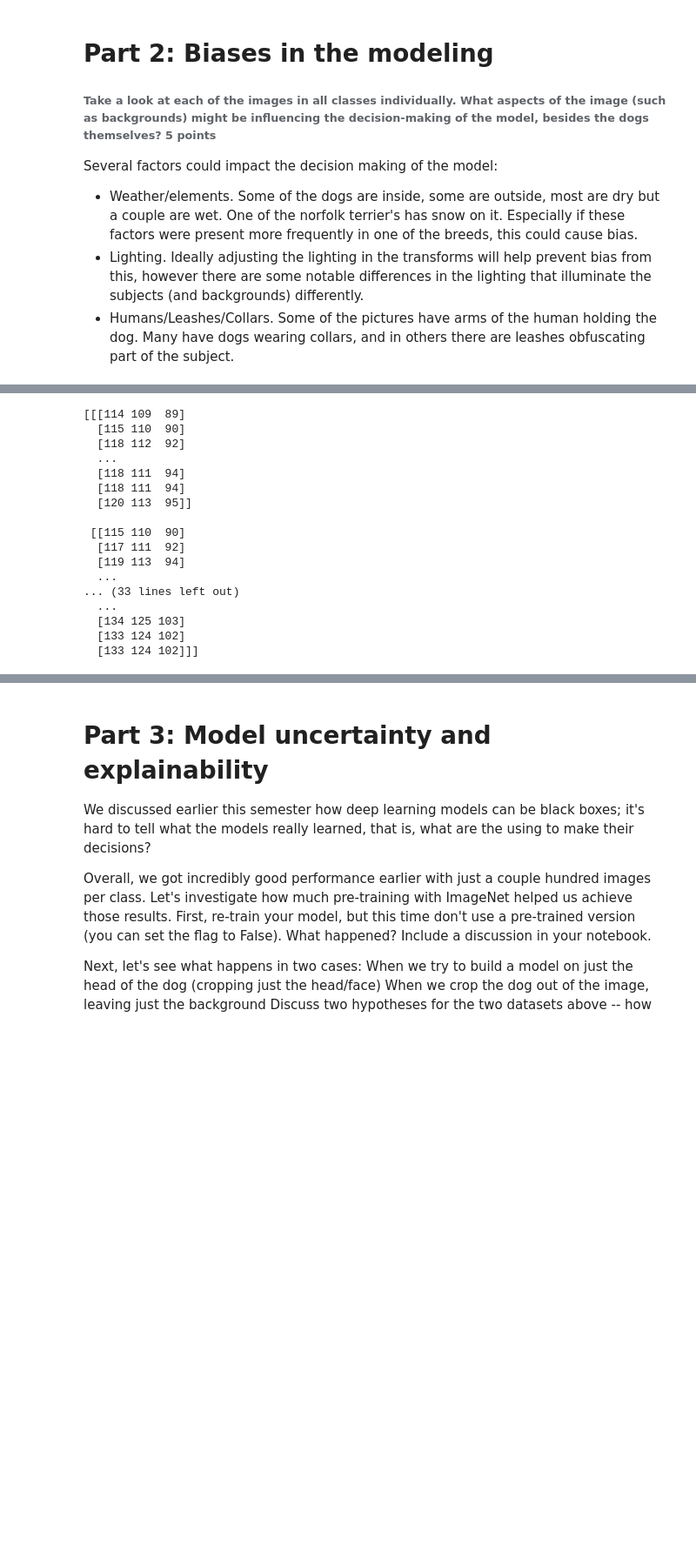
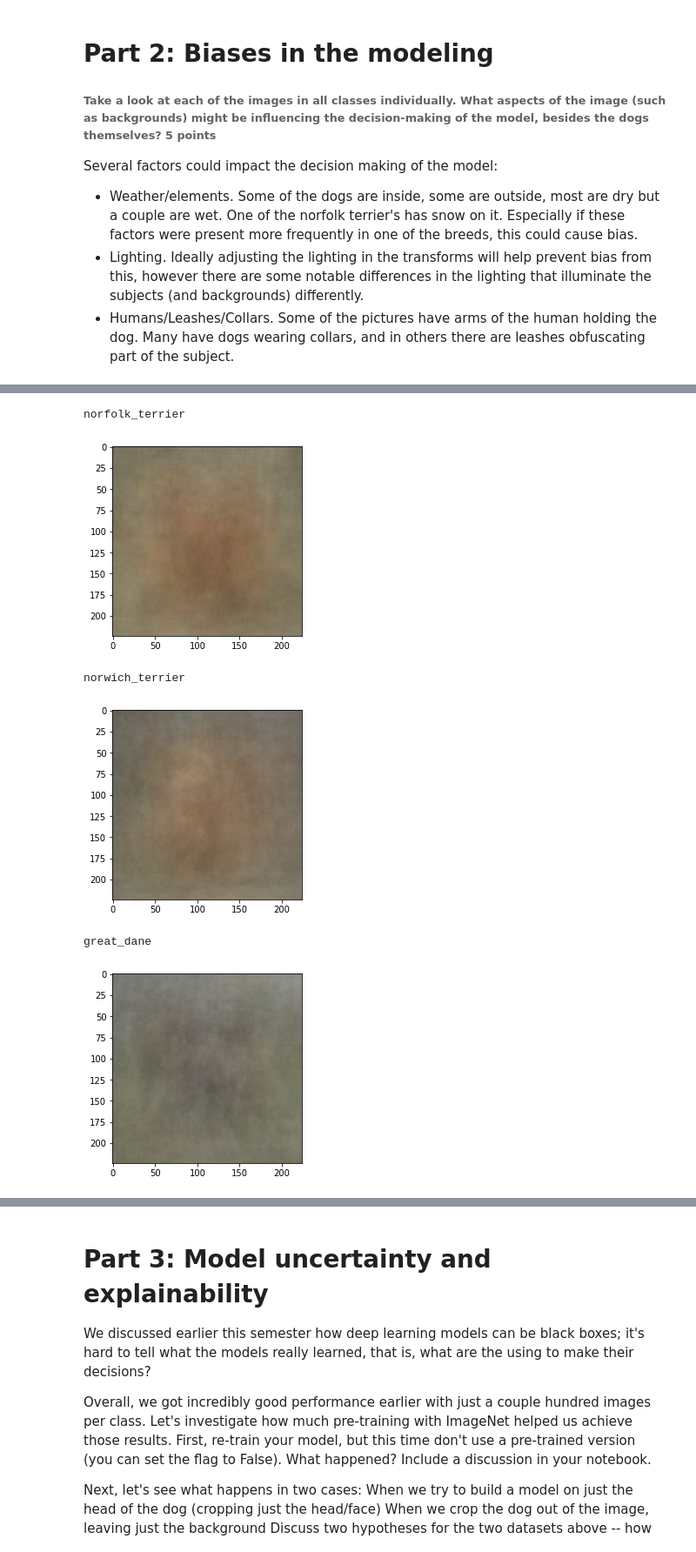
Before and after one commit to samodle/Learning-Machine-Learning, a Jupyter notebook: CNNs and Transfer Learning/Project 3 - ML For Real World Use.ipynb, the cells around one changed output, grey strips where cells are left out. Shown at 87% size. Cells and saved outputs as stored; diff of their text form; code cells hidden in the pictures; blank space fills up the shorter version.

```diff
--- a/CNNs and Transfer Learning/Project 3 - ML For Real World Use.ipynb
+++ b/CNNs and Transfer Learning/Project 3 - ML For Real World Use.ipynb
@@ -822,52 +826,46 @@ def resize():
 
 resize()
 # %%
-image_path_for_averaging = "./images/P2A/norfolk_terrier/"
+def generate_avg_img(f_path):
+    # Access all PNG files in directory
+    allfiles=os.listdir(f_path)
+    imlist=[filename for filename in allfiles if  filename[-4:] in [".jpg",".JPG"]]
 
-# Access all PNG files in directory
-allfiles=os.listdir(image_path_for_averaging)
-imlist=[filename for filename in allfiles if  filename[-4:] in [".jpg",".JPG"]]
+    # Assuming all images are the same size, get dimensions of first image
+    w,h=Image.open(f_path+imlist[0]).size
+    N=len(imlist)
+    arr=np.zeros((h,w,3),np.float)
 
-# Assuming all images are the same size, get dimensions of first image
-w,h=Image.open(image_path_for_averaging+imlist[0]).size
-N=len(imlist)
-#print(N)
+    # Build up average pixel intensities, casting each image as an array of floats
+    for im in imlist:
+        imarr=np.array(Image.open(f_path+im),dtype=np.float)
+        arr=arr+imarr/N
 
-# Create a numpy array of floats to store the average (assume RGB images)
-#w = 224
-#h = w
-arr=np.zeros((h,w,3),np.float)
-#arr=np.zeros((3, h, w),np.float)
+    # Round values in array and cast as 8-bit integer
+    arr=np.array(np.round(arr),dtype=np.uint8)
 
+    # Generate, save and preview final image
+    out=Image.fromarray(arr,mode="RGB")
+    return out
 
-# Build up average pixel intensities, casting each image as an array of floats
-for im in imlist:
-    imarr=np.array(Image.open(image_path_for_averaging+im),dtype=np.float)
-    arr=arr+imarr/N
+avg_nt = generate_avg_img("./images/P2A/norfolk_terrier/")
+plt.imshow(avg_nt)
+print('norfolk_terrier')
+plt.show()
 
-# Round values in array and cast as 8-bit integer
-arr=np.array(np.round(arr),dtype=np.uint8)
-print(arr)
+avg_nt = generate_avg_img("./images/P2A/norwich_terrier/")
+plt.imshow(avg_nt)
+print('norwich_terrier')
+plt.show()
 
-# Generate, save and preview final image
-out=Image.fromarray(arr,mode="RGB")
-out.save("Average.png")
-out.show()
+avg_nt = generate_avg_img("./images/P2A/great_dane/")
+plt.imshow(avg_nt)
+print('great_dane')
+plt.show()
 # %% [output]
-[[[114 109  89]
-  [115 110  90]
-  [118 112  92]
-  ...
-  [118 111  94]
-  [118 111  94]
-  [120 113  95]]
-
- [[115 110  90]
-  [117 111  92]
-  [119 113  94]
-  ...
-... (33 lines left out)
-  ...
-  [134 125 103]
-  [133 124 102]
-  [133 124 102]]]
+norfolk_terrier
+[figure, added]
+norwich_terrier
+[figure, added]
+great_dane
+[figure, added]
```
Also changed, not shown: parts of 11 cells of this notebook.
